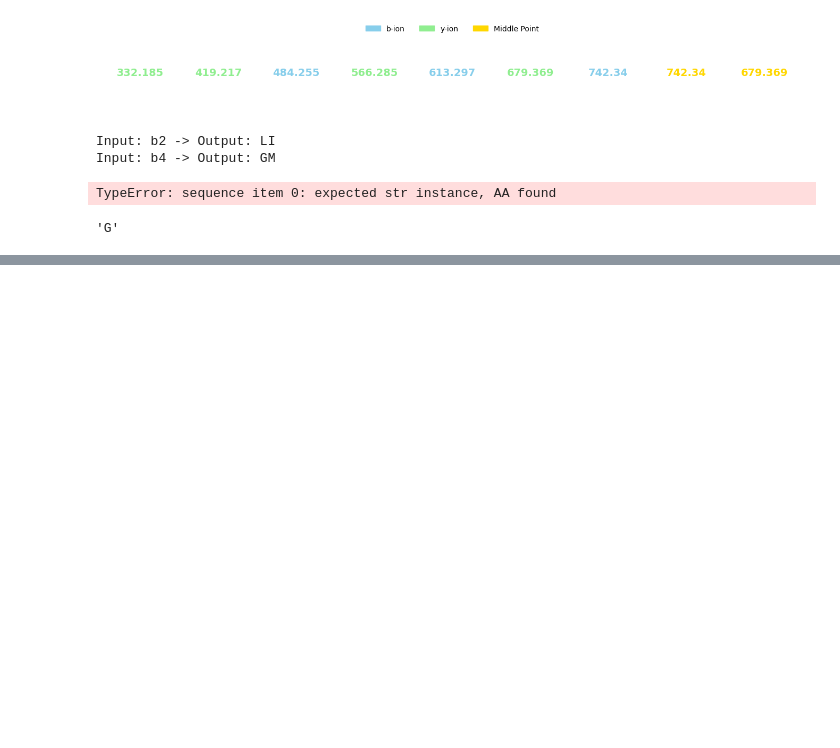
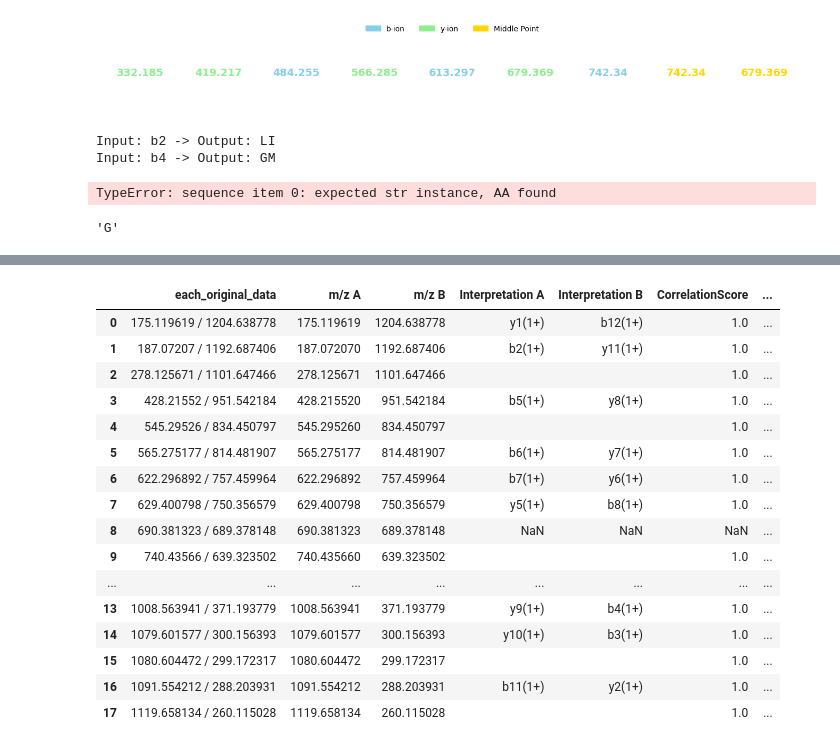
Before and after one commit to Kevinxsn/2D_spec_dict, a Jupyter notebook: anti_symmetric/notebook.ipynb, the cells around one changed output, grey strips where cells are left out. Cells and saved outputs as stored; diff of their text form; code cells hidden in the pictures; blank space fills up the shorter version.

```diff
--- a/anti_symmetric/notebook.ipynb
+++ b/anti_symmetric/notebook.ipynb
@@ -2910,0 +3073,25 @@ get_ion_segment(aa_array, my_ions, 'b5')
+# %%
+pep3_seq = 'ADIAGHGQEVLIR'
+data3.columns = ['m/z A', 'm/z B', 'Covariance', 'Partial Cov.', 'Score', 'Ranking', 'sum', 'class']
+data3['each_original_data'] = data3['m/z A'].astype('str')+ ' / ' + data3['m/z B'].astype('str')
+data3_result = interpreter_modify.report_data(data3, pep3_seq, 2, tolerance_input=1, merge_original=True)
+# %%
+data3_result
+# %% [output]
+|  | each_original_data | m/z A | m/z B | Interpretation A | Interpretation B | CorrelationScore | ... |
+| 0 | 175.119619 / 1204.638778 | 175.119619 | 1204.638778 | y1(1+) | b12(1+) | 1.0 | ... |
+| 1 | 187.07207 / 1192.687406 | 187.072070 | 1192.687406 | b2(1+) | y11(1+) | 1.0 | ... |
+| 2 | 278.125671 / 1101.647466 | 278.125671 | 1101.647466 |  |  | 1.0 | ... |
+| 3 | 428.21552 / 951.542184 | 428.215520 | 951.542184 | b5(1+) | y8(1+) | 1.0 | ... |
+| 4 | 545.29526 / 834.450797 | 545.295260 | 834.450797 |  |  | 1.0 | ... |
+| 5 | 565.275177 / 814.481907 | 565.275177 | 814.481907 | b6(1+) | y7(1+) | 1.0 | ... |
+| 6 | 622.296892 / 757.459964 | 622.296892 | 757.459964 | b7(1+) | y6(1+) | 1.0 | ... |
+| 7 | 629.400798 / 750.356579 | 629.400798 | 750.356579 | y5(1+) | b8(1+) | 1.0 | ... |
+| 8 | 690.381323 / 689.378148 | 690.381323 | 689.378148 | NaN | NaN | NaN | ... |
+| 9 | 740.43566 / 639.323502 | 740.435660 | 639.323502 |  |  | 1.0 | ... |
+| ... | ... | ... | ... | ... | ... | ... | ... |
+| 13 | 1008.563941 / 371.193779 | 1008.563941 | 371.193779 | y9(1+) | b4(1+) | 1.0 | ... |
+| 14 | 1079.601577 / 300.156393 | 1079.601577 | 300.156393 | y10(1+) | b3(1+) | 1.0 | ... |
+| 15 | 1080.604472 / 299.172317 | 1080.604472 | 299.172317 |  |  | 1.0 | ... |
+| 16 | 1091.554212 / 288.203931 | 1091.554212 | 288.203931 | b11(1+) | y2(1+) | 1.0 | ... |
+| 17 | 1119.658134 / 260.115028 | 1119.658134 | 260.115028 |  |  | 1.0 | ... |
```
Also changed, not shown: parts of 24 cells of this notebook, 29 other files.
